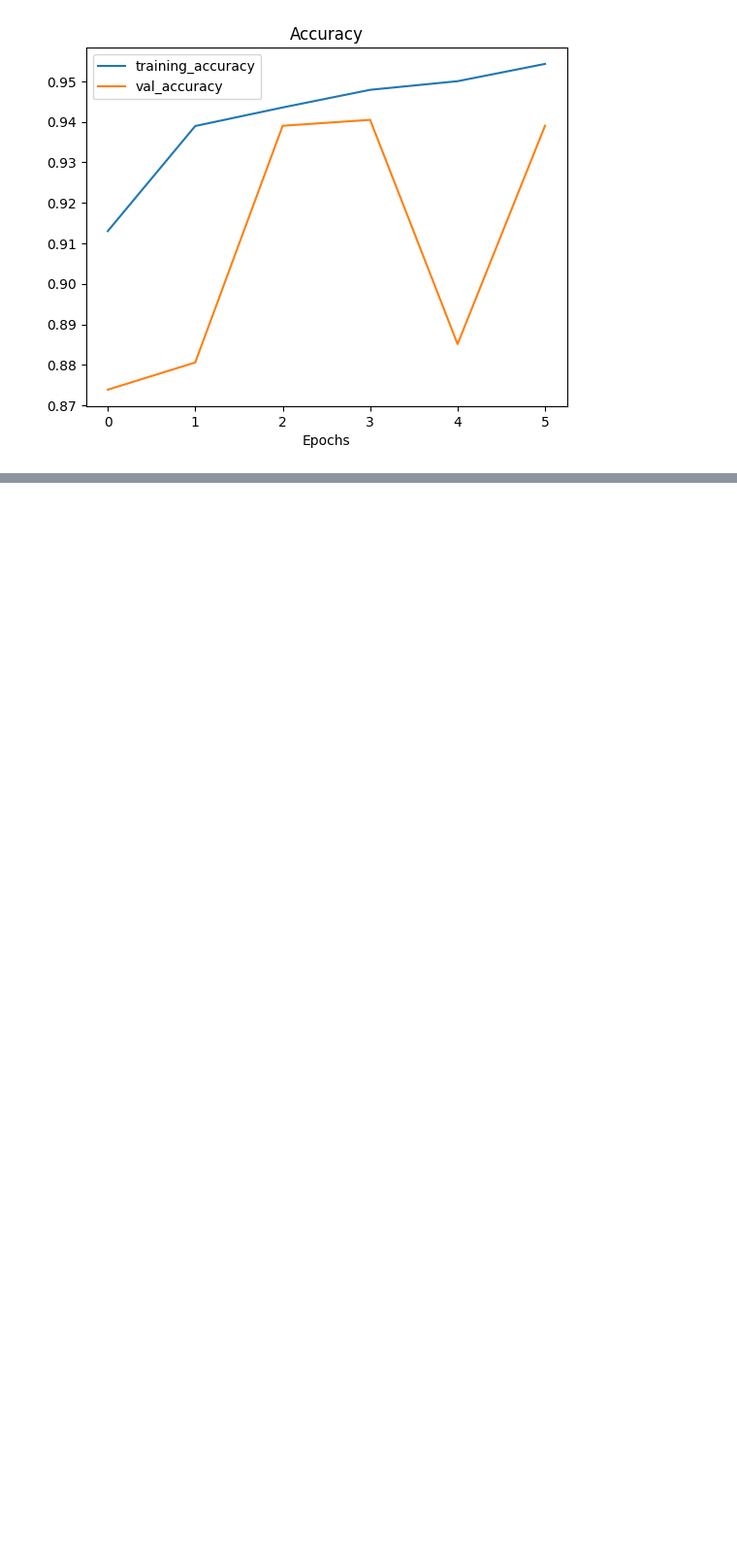
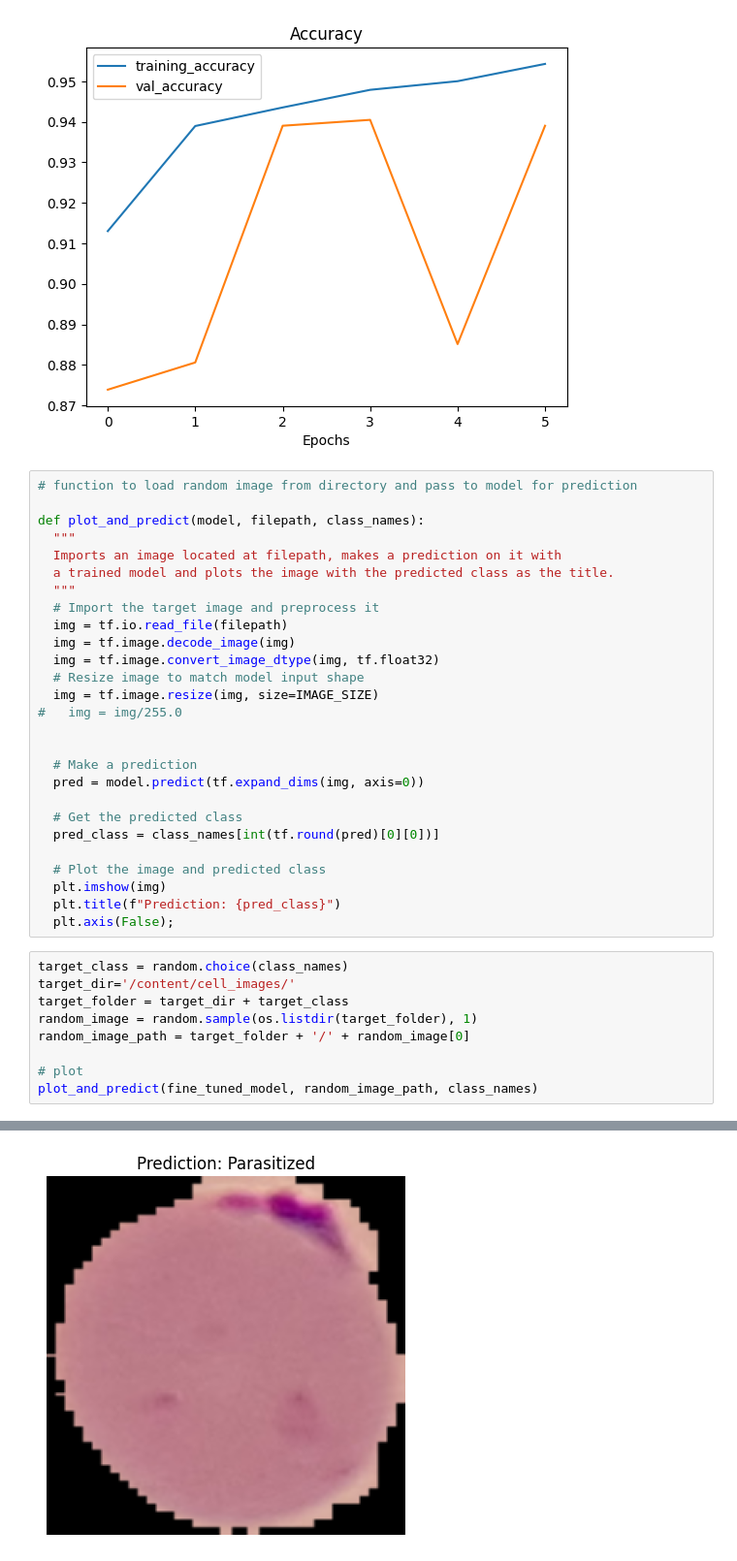
Before and after one commit to SheshamJoseph/malaria_detection, a Jupyter notebook: malaria_detection.ipynb, the cells around one changed output, grey strips where cells are left out. Shown at 97% size. Saved outputs shown, nothing was run; the diff lists cells and outputs as text; blank space fills up the shorter version.

Commit message:
plotted history, made predictions with model

```diff
--- a/malaria_detection.ipynb
+++ b/malaria_detection.ipynb
@@ -365,3 +365,40 @@ plot_loss_curves(fine_tuned_model_history)
 # %% [output]
 [figure]
 [figure]
+# %%
+# function to load random image from directory and pass to model for prediction
+
+def plot_and_predict(model, filepath, class_names):
+  """
+  Imports an image located at filepath, makes a prediction on it with
+  a trained model and plots the image with the predicted class as the title.
+  """
+  # Import the target image and preprocess it
+  img = tf.io.read_file(filepath)
+  img = tf.image.decode_image(img)
+  img = tf.image.convert_image_dtype(img, tf.float32)
+  # Resize image to match model input shape
+  img = tf.image.resize(img, size=IMAGE_SIZE)
+#   img = img/255.0
+
+
+  # Make a prediction
+  pred = model.predict(tf.expand_dims(img, axis=0))
+
+  # Get the predicted class
+  pred_class = class_names[int(tf.round(pred)[0][0])]
+
+  # Plot the image and predicted class
+  plt.imshow(img)
+  plt.title(f"Prediction: {pred_class}")
+  plt.axis(False);
+# %%
+target_class = random.choice(class_names)
+target_dir='/content/cell_images/'
+target_folder = target_dir + target_class
+random_image = random.sample(os.listdir(target_folder), 1)
+random_image_path = target_folder + '/' + random_image[0]
+
+# plot
+plot_and_predict(fine_tuned_model, random_image_path, class_names)
+# %% [output]
@@ -367,0 +406 @@ plot_loss_curves(fine_tuned_model_history)
+[figure, added]
```
Also changed, not shown: parts of 3 cells of this notebook.
